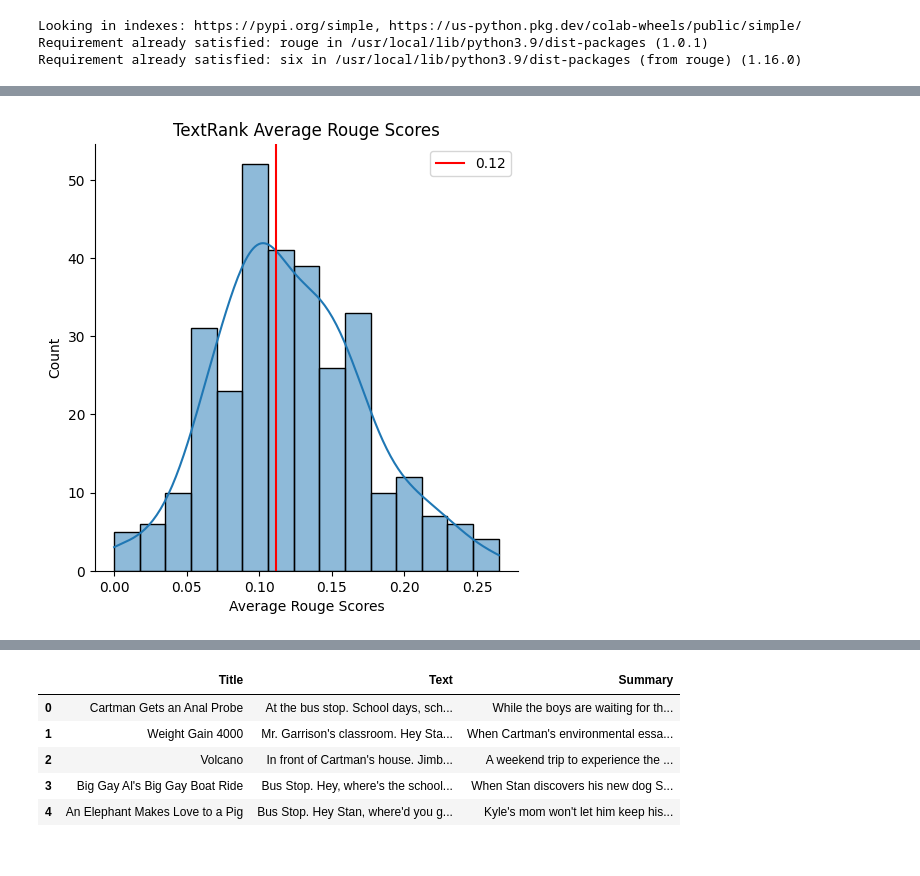
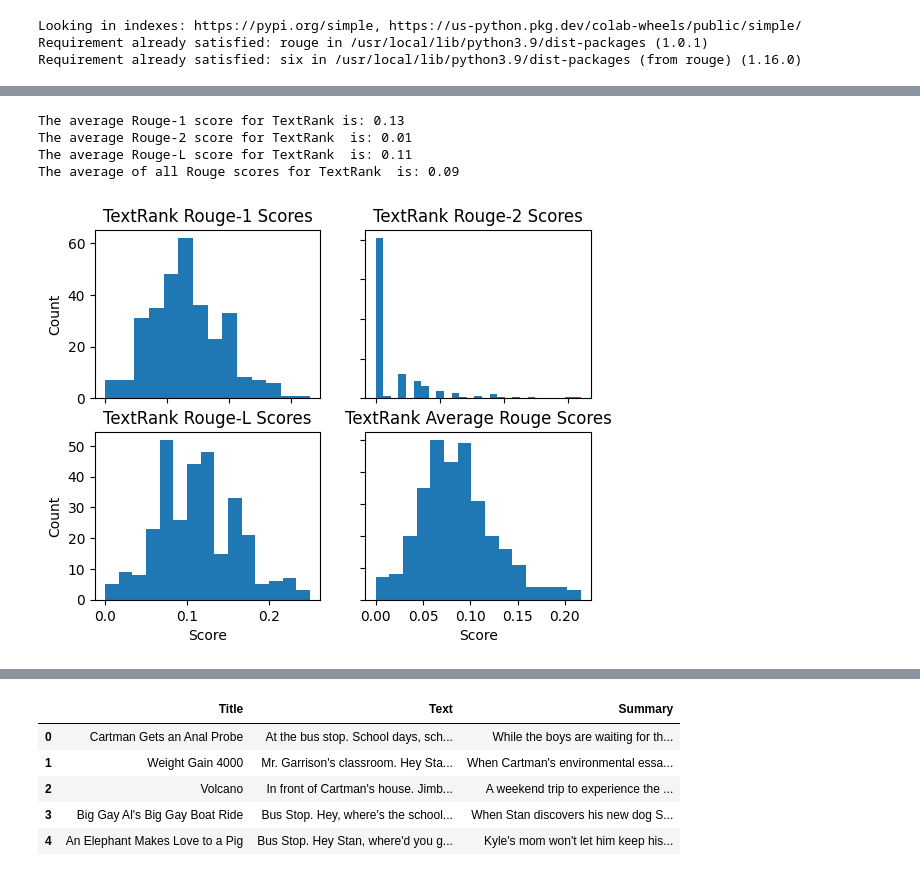
Before and after one commit to trabbitt90/Text-Summarizer-of-South-Park-Episodes, a Jupyter notebook: Text-Summarization-of-South-Park-Episodes.ipynb, the cells around one changed output, grey strips where cells are left out. Cells and saved outputs as stored; diff of their text form; code cells hidden in the pictures.

```diff
--- a/Text-Summarization-of-South-Park-Episodes.ipynb
+++ b/Text-Summarization-of-South-Park-Episodes.ipynb
@@ -536,11 +401,28 @@ plt.legend();
-# %%
-SP_df['Score_avg'] = np.mean(SP_df[['Score_1', 'Score_L']], axis=1)
-sns.displot(SP_df["Score_avg"], kde=True)
-plt.xlabel("Average Rouge Scores")
-plt.ylabel("Count")
-plt.title('TextRank Average Rouge Scores')
-plt.axvline(SP_df.Score_L.mean(),
-            color='red', label=round(SP_df.Score_avg.mean(),2))
-plt.legend();
-# %% [output]
-[figure, removed]
+# %%
+fig, axs = plt.subplots(2, 2)
+axs[0, 0].hist(SP_df["Score_1"], bins='auto')
+axs[0, 0].set_title('TextRank Rouge-1 Scores')
+axs[0, 1].hist(SP_df["Score_2"], bins='auto')
+axs[0, 1].set_title('TextRank Rouge-2 Scores')
+axs[1, 0].hist(SP_df["Score_L"], bins='auto')
+axs[1, 0].set_title('TextRank Rouge-L Scores')
+axs[1, 1].hist(SP_df["Score_avg"], bins='auto')
+axs[1, 1].set_title('TextRank Average Rouge Scores')
+
+for ax in axs.flat:
+    ax.set(xlabel='Score', ylabel='Count')
+
+for ax in axs.flat:
+    ax.label_outer()
+
+print('The average Rouge-1 score for TextRank is:', round(SP_df.Score_1.mean(),2))
+print('The average Rouge-2 score for TextRank  is:', round(SP_df.Score_2.mean(),2))
+print('The average Rouge-L score for TextRank  is:', round(SP_df.Score_L.mean(),2))
+print('The average of all Rouge scores for TextRank  is:', round(SP_df.Score_avg.mean(),2))
+print()
+# %% [output]
+The average Rouge-1 score for TextRank is: 0.13
+The average Rouge-2 score for TextRank  is: 0.01
+The average Rouge-L score for TextRank  is: 0.11
+The average of all Rouge scores for TextRank  is: 0.09
+[figure, added]
```
Also changed, not shown: parts of 246 cells of this notebook.
